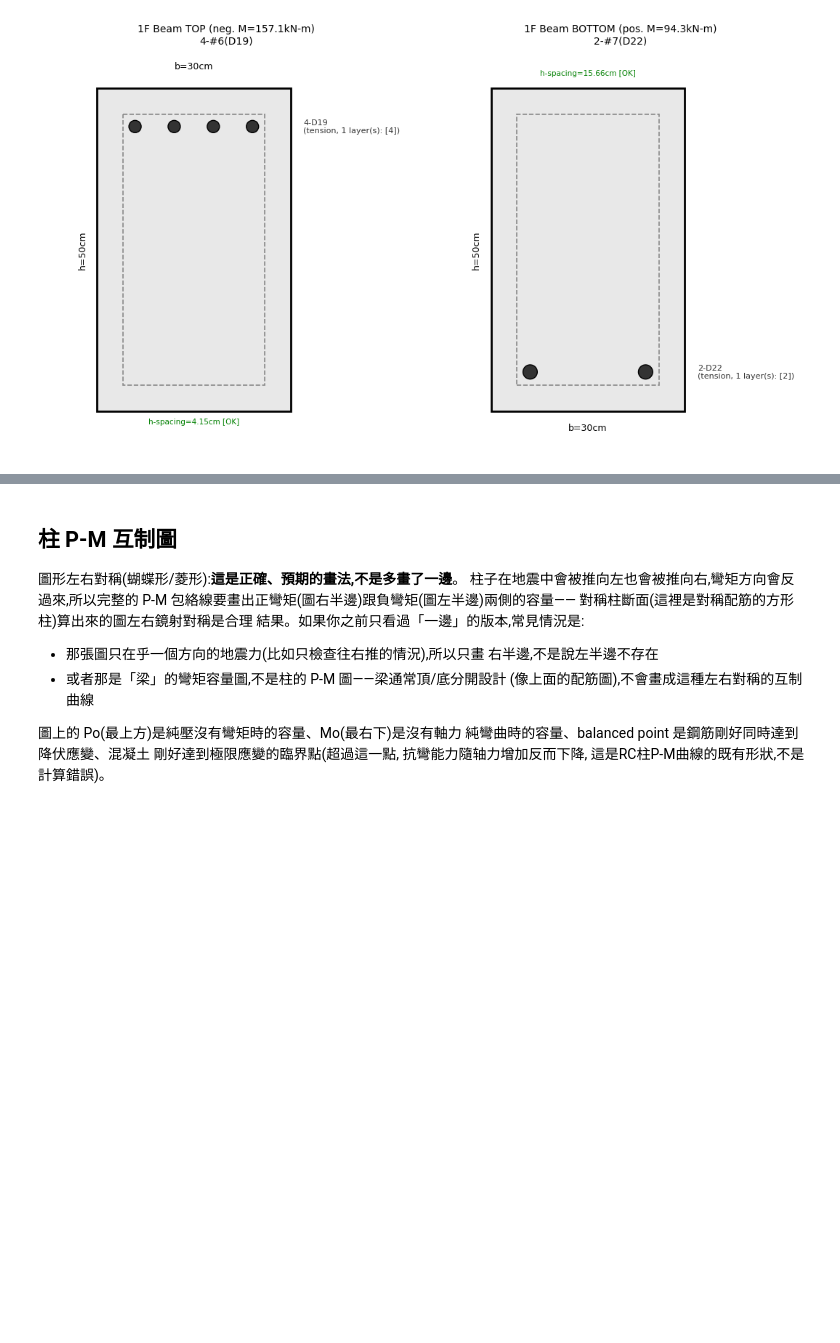
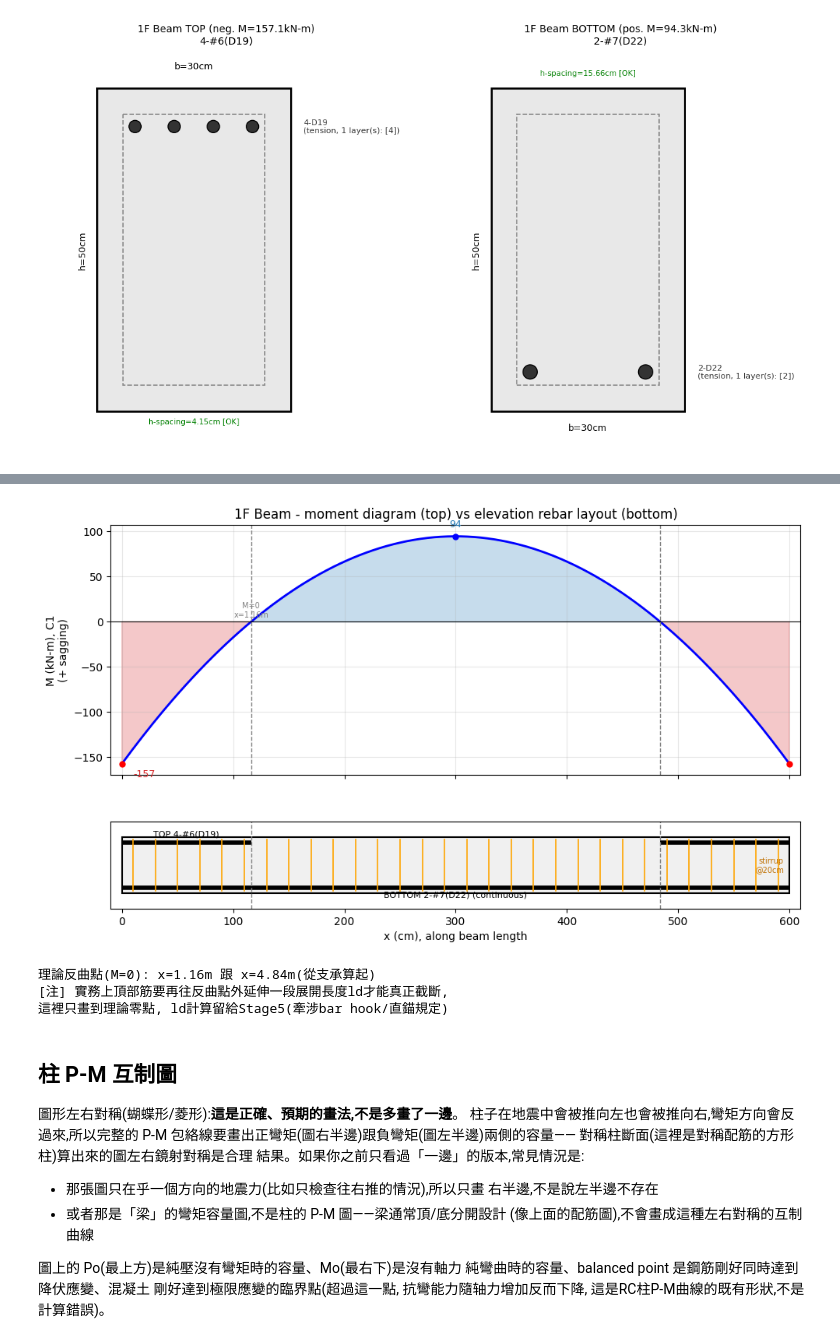
Before and after one commit to zhixiu0223/taiwan-seismic-code-calc, a Jupyter notebook: notebooks/stage3_load_combinations_demand_extraction.ipynb, the cells around one changed output, grey strips where cells are left out. Drawn from its saved outputs; the diff is of its cells as text; code cells hidden in the pictures; blank space fills up the shorter version.

```diff
--- a/notebooks/stage3_load_combinations_demand_extraction.ipynb
+++ b/notebooks/stage3_load_combinations_demand_extraction.ipynb
@@ -634,3 +599,73 @@ plt.show()
+# %%
+w_c1 = 1.4*D_udl + 1.7*L_udl
+Mi_gov, Mmid_gov = -abs(Mu_neg), Mu_pos   # 端點(hogging,取負值畫圖)/中跨(sagging)
+
+a_fit = (Mi_gov - Mmid_gov) / (0 - L/2)**2
+def M_of_x(x):
+    return a_fit*(x - L/2)**2 + Mmid_gov
+
+xs_plot = np.linspace(0, L, 200)
+Ms_plot = M_of_x(xs_plot)
+x_zero = L/2 - np.sqrt(max(Mmid_gov/-a_fit, 0))   # 理論反曲點(M=0), 左側
+x_zero_r = L - x_zero
+
+fig, (ax_m, ax_e) = plt.subplots(2, 1, figsize=(10, 6.5), height_ratios=[1, 1],
+                                    sharex=True)
+
+# ---- 上圖: 彎矩圖(C1組合, sagging為正)——跟下方立面圖統一用cm座標,
+# 否則sharex=True會把兩張圖的x軸尺度弄亂(公尺 vs 公分)
+ax_m.plot(xs_plot*100, Ms_plot, 'b-', lw=2)
+ax_m.fill_between(xs_plot*100, 0, Ms_plot, where=(Ms_plot>=0), color='C0', alpha=0.25)
+ax_m.fill_between(xs_plot*100, 0, Ms_plot, where=(Ms_plot<0), color='C3', alpha=0.25)
+ax_m.axhline(0, color='k', lw=0.8)
+ax_m.axvline(x_zero*100, color='gray', ls='--', lw=1)
+ax_m.axvline(x_zero_r*100, color='gray', ls='--', lw=1)
+ax_m.plot([0, L*100], [Mi_gov, Mi_gov], 'r.', ms=10)
+ax_m.plot([L*100/2], [Mmid_gov], 'b.', ms=10)
+ax_m.text(10, Mi_gov-15, f'{Mi_gov:.0f}', color='C3', fontsize=9)
+ax_m.text(L*100/2, Mmid_gov+10, f'{Mmid_gov:.0f}', color='C0', fontsize=9, ha='center')
+ax_m.text(x_zero*100, 5, f'M=0\nx={x_zero:.2f}m', fontsize=7, ha='center', color='gray')
+ax_m.set_ylabel('M (kN-m), C1\n(+ sagging)')
+ax_m.set_title('1F Beam - moment diagram (top) vs elevation rebar layout (bottom)')
+ax_m.grid(True, alpha=0.3)
+
+# ---- 下圖: 立面配筋詳圖 ----
+h_plot = h_beam*100
+ax_e.add_patch(plt.Rectangle((0, 0), L*100, h_plot, facecolor='#f0f0f0',
+                               edgecolor='black', lw=1.5))
+cover = 4.0
+# 頂部筋: 從兩端支承延伸到理論反曲點(這裡只到理論零點, 實務上還要
+# 再加一段展開長度ld, 這裡沒有算, 留給Stage5)
+ax_e.plot([0, x_zero*100], [h_plot-cover-1, h_plot-cover-1], 'k-', lw=4, solid_capstyle='butt')
+ax_e.plot([x_zero_r*100, L*100], [h_plot-cover-1, h_plot-cover-1], 'k-', lw=4, solid_capstyle='butt')
+ax_e.text(x_zero*100/2, h_plot-cover-1+6, f"TOP {res_top['n_bars']}-{res_top['bar_size']}",
+           ha='center', fontsize=8)
+# 底部筋: 全長連續(常見作法, 不是每次都要截斷)
+ax_e.plot([0, L*100], [cover+1, cover+1], 'k-', lw=4, solid_capstyle='butt')
+ax_e.text(L*100/2, cover+1-9, f"BOTTOM {res_bot['n_bars']}-{res_bot['bar_size']} (continuous)",
+           ha='center', fontsize=8)
+# 箍筋: 沿全長, 間距=s_use(來自design_stirrups())
+s_use = res_shear['spacing_cm']
+for xs in np.arange(s_use/2, L*100, s_use):
+    ax_e.plot([xs, xs], [2, h_plot-2], 'orange', lw=1.2)
+ax_e.text(L*100-5, h_plot/2, f"stirrup\n@{s_use:.0f}cm", fontsize=7, color='#c07000',
+           ha='right', va='center')
+ax_e.axvline(x_zero*100, color='gray', ls='--', lw=1)
+ax_e.axvline(x_zero_r*100, color='gray', ls='--', lw=1)
+ax_e.set_xlim(-10, L*100+10); ax_e.set_ylim(-14, h_plot+14)
+ax_e.set_aspect('equal'); ax_e.set_xlabel('x (cm), along beam length')
+ax_e.set_yticks([])
+plt.tight_layout()
+plt.show()
+
+print(f"理論反曲點(M=0): x={x_zero:.2f}m 跟 x={x_zero_r:.2f}m(從支承算起)")
+print("[注] 實務上頂部筋要再往反曲點外延伸一段展開長度ld才能真正截斷,")
+print("這裡只畫到理論零點, ld計算留給Stage5(牽涉bar hook/直錨規定)")
+# %% [output]
+[figure, added]
+理論反曲點(M=0): x=1.16m 跟 x=4.84m(從支承算起)
+[注] 實務上頂部筋要再往反曲點外延伸一段展開長度ld才能真正截斷,
+這裡只畫到理論零點, ld計算留給Stage5(牽涉bar hook/直錨規定)
 # %% [markdown]
 ## 柱 P-M 互制圖
 
```
Also changed, not shown: parts of 3 cells of this notebook.
